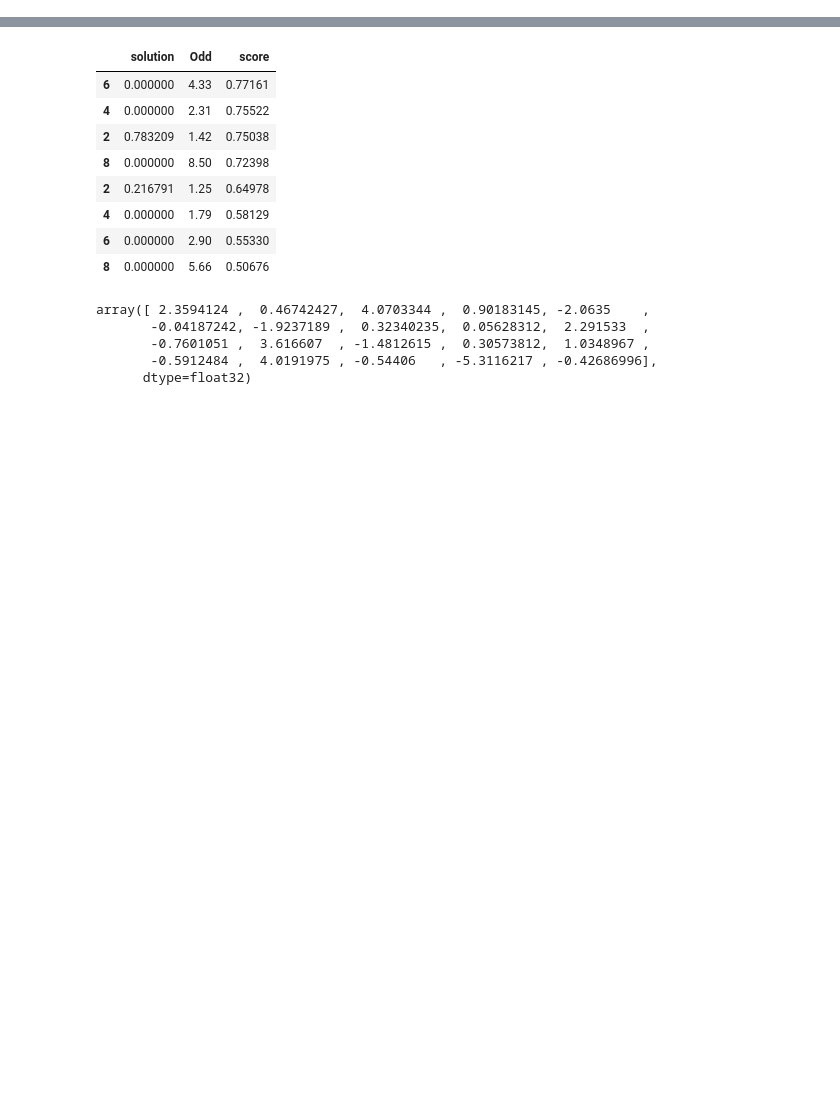
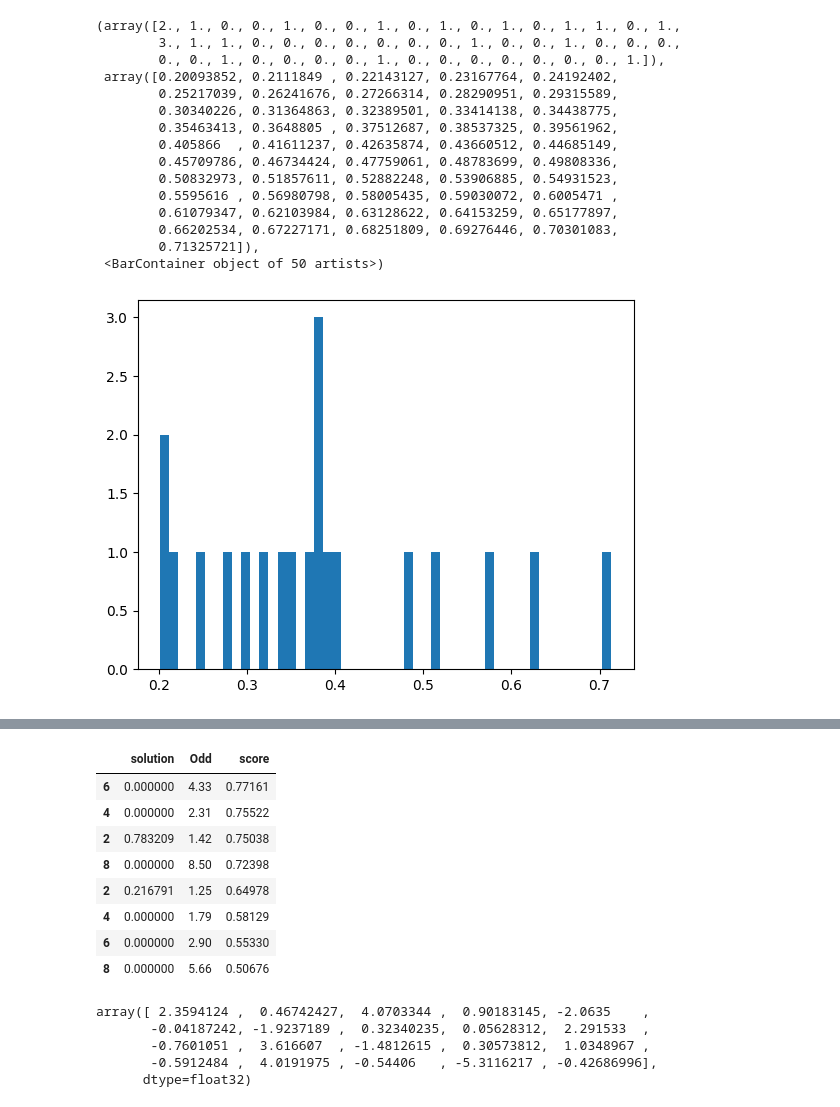
Before and after one commit to MarcosAugusto47/soccer-betting-strategy, a Jupyter notebook: notebook_botorch.ipynb, the cells around one changed output, grey strips where cells are left out. Cells and saved outputs as stored; diff of their text form; code cells hidden in the pictures; blank space fills up the shorter version.

```diff
--- a/notebook_botorch.ipynb
+++ b/notebook_botorch.ipynb
@@ -207,7 +198,8 @@ parser.add_argument(
 args = parser.parse_args([
 "--aggregator", "Datetime",
 "--min_games", "1",
-"--n_iterations", "30",
+"--bets_per_game", "2",
+"--n_iterations", "10",
 "--weight", "0.5",
 #"--do_baseline", "False"
 #"--save_experiment"
@@ -226,0 +228,4 @@ args.weight
+# %%
+from itertools import chain
+df = GameProbs("7290395").build_dataframe()
+sum(list(chain(*df.to_numpy())))
@@ -262,0 +281,2 @@ datetime.date(2024, 6, 2)
+# %%
+financial_return_aggregated_list = []
@@ -263,4 +299,5 @@ datetime.date(2024, 6, 2)
 # %%
+%%timeit -n 20 -r 1
 
 games_ids = group_data["GameId"].unique()
 
@@ -283,8 +320,6 @@ if len(games_ids) > args.min_games:
         df_probs_dict[game_id] = df
 
     odds_dt = pd.concat(odds_dict.values())
-
-    odds_dt = odds_dt[odds_dt["Odd"] < 10]
 
     if len(odds_dt) <= config.max_vector_length and len(odds_dt) > 1:
     #if len(odds_dt) <= config.max_vector_length :
@@ -320,8 +355,8 @@ if len(games_ids) > args.min_games:
 
             if any(math.isnan(x) for x in solution):
                 is_valid_solution = False
-            odds_dt["solution"] = sparsemax(torch.tensor(np.array([solution]))).tolist()[0]
-            #odds_dt["solution"] = softmax(solution)
+            #odds_dt["solution"] = sparsemax(torch.tensor(np.array([solution]))).tolist()[0]
+            odds_dt["solution"] = softmax(solution)
 
         else:
             odds_dt["solution"] = 1
@@ -337,6 +372,13 @@ if len(games_ids) > args.min_games:
             )
             financial_return_aggregated += financial_return
             logger.info(
-                f"game_id: {game_id}; financial_return: {np.round(financial_return, 3)}"
+                f"game_id: {game_id}; financial_return: {np.round(financial_return, 3)}; scenario: {scenario}"
             )
+
+        if financial_return_aggregated < 1:
+            logger.warning(f"Negative return for the day {iteration_date}")
+
+        else:
+            logger.info(f"Positive return for the day {iteration_date}")
+financial_return_aggregated_list.append(financial_return_aggregated)
 # %% [output]
@@ -371,0 +468,20 @@ odds_dt
+# %%
+import matplotlib.pyplot as plt
+plt.hist(financial_return_aggregated_list, bins=50)
+# %% [output]
+(array([2., 1., 0., 0., 1., 0., 0., 1., 0., 1., 0., 1., 0., 1., 1., 0., 1.,
+        3., 1., 1., 0., 0., 0., 0., 0., 0., 0., 1., 0., 0., 1., 0., 0., 0.,
+        0., 0., 1., 0., 0., 0., 0., 1., 0., 0., 0., 0., 0., 0., 0., 1.]),
+ array([0.20093852, 0.2111849 , 0.22143127, 0.23167764, 0.24192402,
+        0.25217039, 0.26241676, 0.27266314, 0.28290951, 0.29315589,
+        0.30340226, 0.31364863, 0.32389501, 0.33414138, 0.34438775,
+        0.35463413, 0.3648805 , 0.37512687, 0.38537325, 0.39561962,
+        0.405866  , 0.41611237, 0.42635874, 0.43660512, 0.44685149,
+        0.45709786, 0.46734424, 0.47759061, 0.48783699, 0.49808336,
+        0.50832973, 0.51857611, 0.52882248, 0.53906885, 0.54931523,
+        0.5595616 , 0.56980798, 0.58005435, 0.59030072, 0.6005471 ,
+        0.61079347, 0.62103984, 0.63128622, 0.64153259, 0.65177897,
+        0.66202534, 0.67227171, 0.68251809, 0.69276446, 0.70301083,
+        0.71325721]),
+ <BarContainer object of 50 artists>)
+[figure, added]
```
Also changed, not shown: parts of 23 cells of this notebook, 3 other files.
